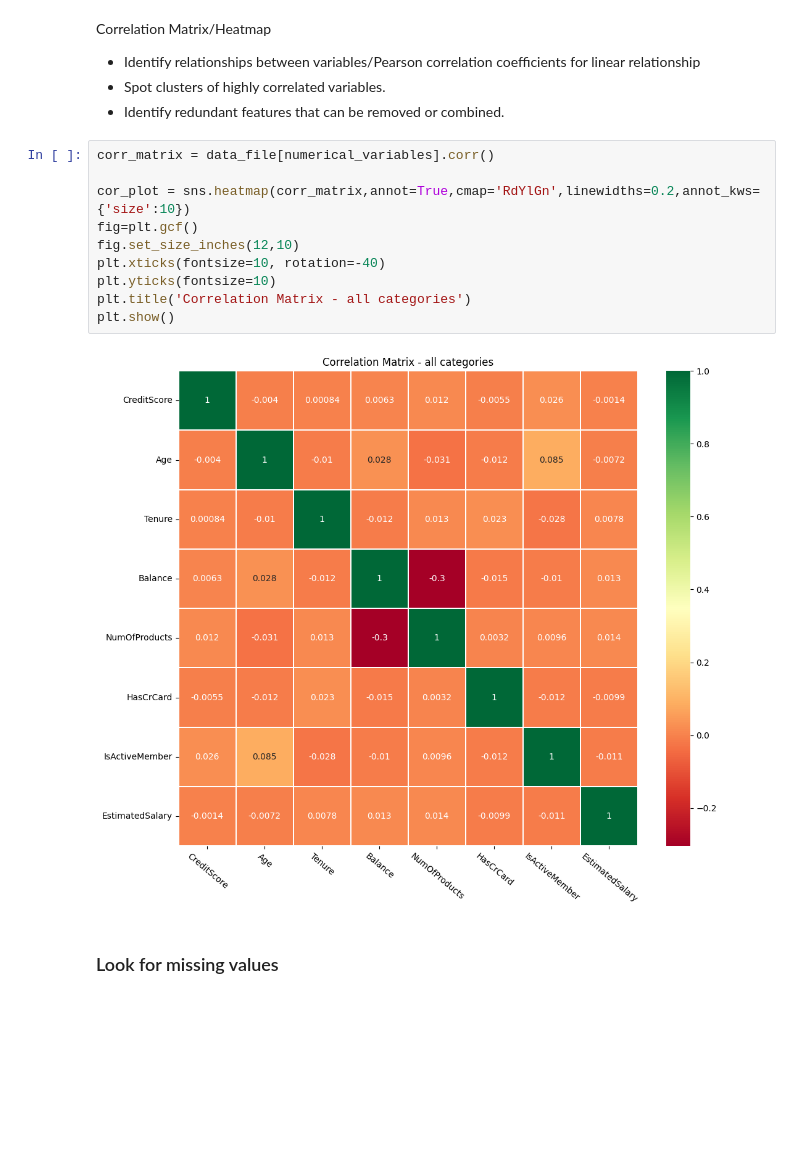
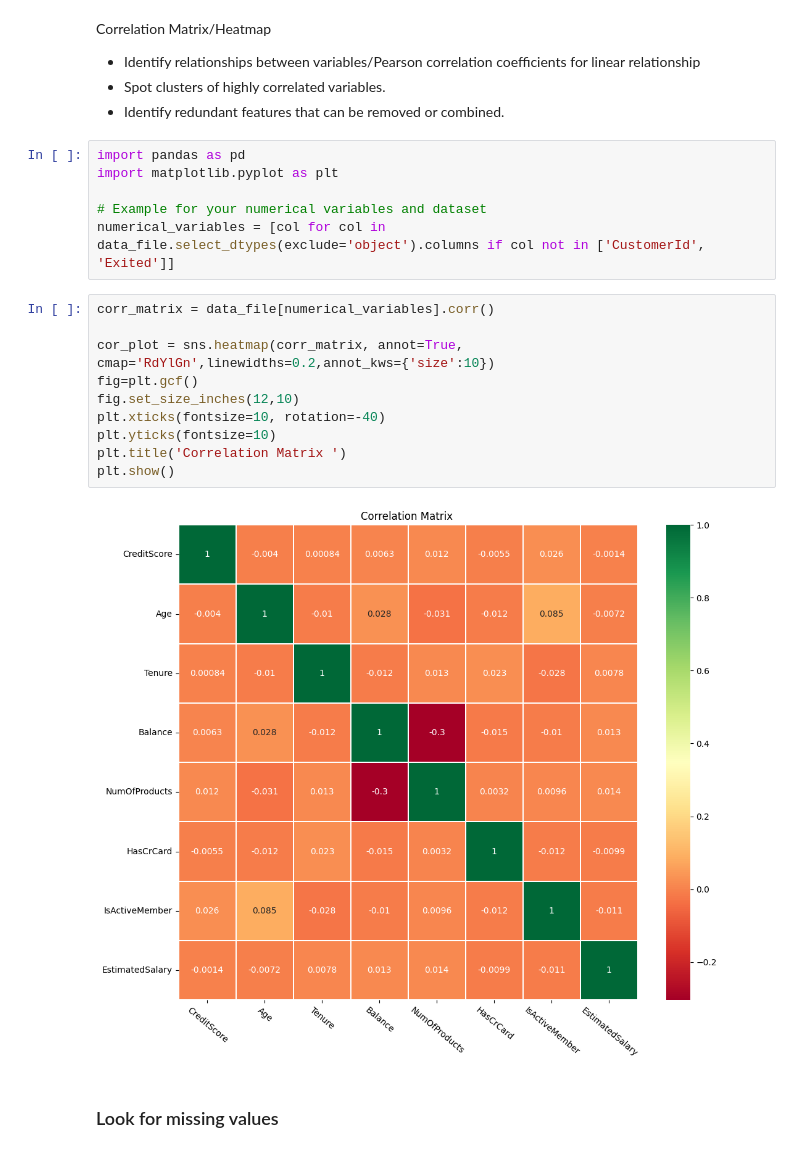
Before and after one commit to OlgaSoa/NAYA-Project4, a Jupyter notebook: Classification_project_Olga.ipynb, the cells around one changed output. Cells and saved outputs as stored; diff of their text form; blank space fills up the shorter version.

```diff
--- a/Classification_project_Olga.ipynb
+++ b/Classification_project_Olga.ipynb
@@ -222,18 +222,24 @@ Correlation Matrix/Heatmap
 - Identify relationships between variables/Pearson correlation coefficients for linear relationship
 - Spot clusters of highly correlated variables.
 - Identify redundant features that can be removed or combined.
+# %%
+import pandas as pd
+import matplotlib.pyplot as plt
+
+# Example for your numerical variables and dataset
+numerical_variables = [col for col in data_file.select_dtypes(exclude='object').columns if col not in ['CustomerId', 'Exited']]
 # %%
 corr_matrix = data_file[numerical_variables].corr()
 
-cor_plot = sns.heatmap(corr_matrix,annot=True,cmap='RdYlGn',linewidths=0.2,annot_kws={'size':10})
+cor_plot = sns.heatmap(corr_matrix, annot=True, cmap='RdYlGn',linewidths=0.2,annot_kws={'size':10})
 fig=plt.gcf()
 fig.set_size_inches(12,10)
 plt.xticks(fontsize=10, rotation=-40)
 plt.yticks(fontsize=10)
-plt.title('Correlation Matrix - all categories')
+plt.title('Correlation Matrix ')
 plt.show()
 # %% [output]
-[figure, old version]
+[figure, new version]
 # %% [markdown]
 ### Look for missing values
 # %%
```
Also changed, not shown: parts of 25 cells of this notebook.
